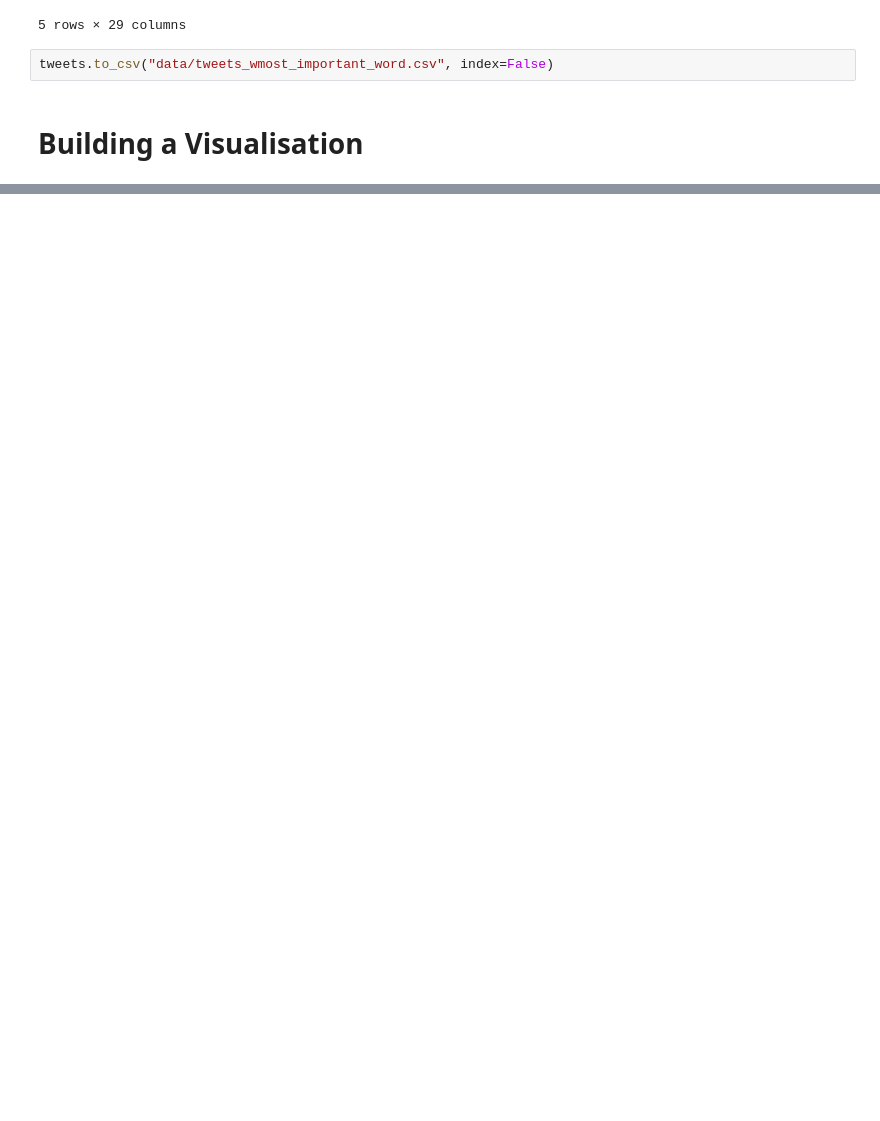
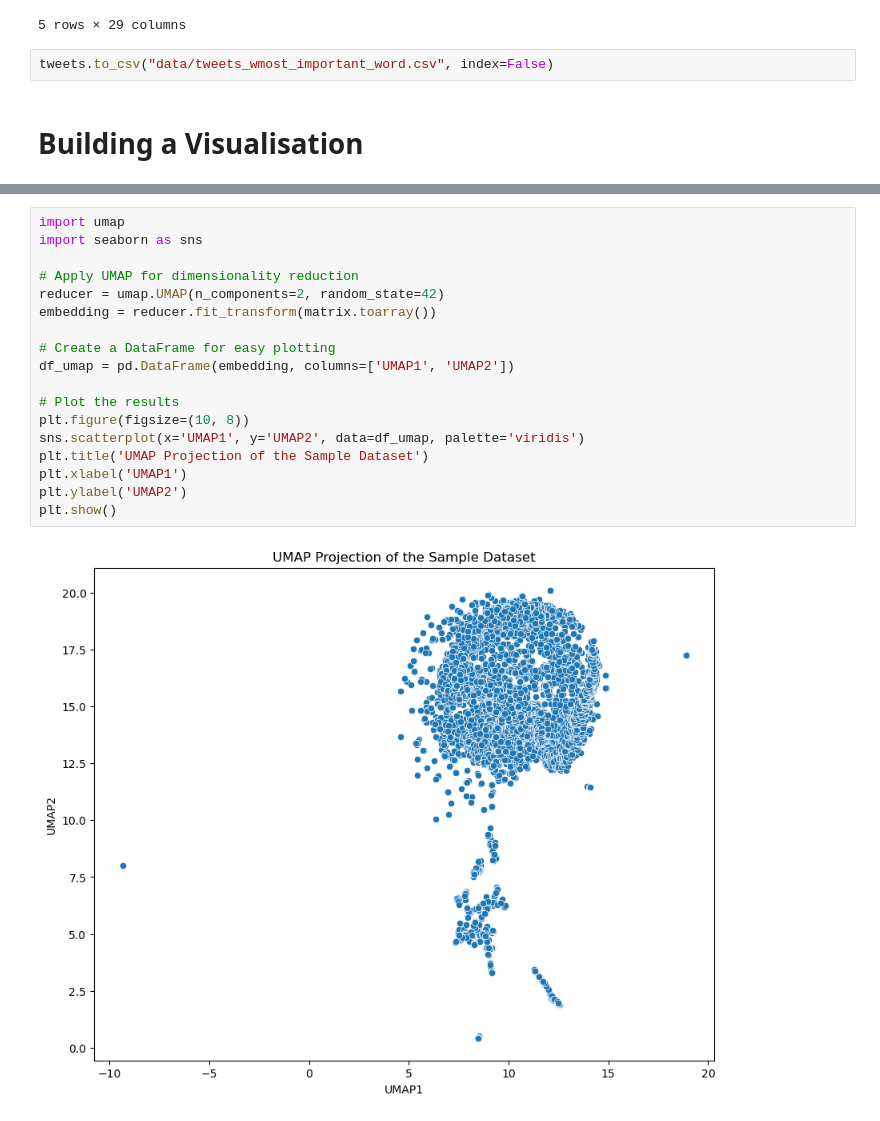
Before and after one commit to alex1031/tweet_analysis, a Jupyter notebook: visualisation.ipynb, the cells around one changed output, grey strips where cells are left out. Cells and saved outputs as stored; diff of their text form; blank space fills up the shorter version.

```diff
--- a/visualisation.ipynb
+++ b/visualisation.ipynb
@@ -91,0 +85,20 @@ tweets[tweets["most_important_word"] == "2nd"]
+# %%
+import umap
+import seaborn as sns
+
+# Apply UMAP for dimensionality reduction
+reducer = umap.UMAP(n_components=2, random_state=42)
+embedding = reducer.fit_transform(matrix.toarray())
+
+# Create a DataFrame for easy plotting
+df_umap = pd.DataFrame(embedding, columns=['UMAP1', 'UMAP2'])
+
+# Plot the results
+plt.figure(figsize=(10, 8))
+sns.scatterplot(x='UMAP1', y='UMAP2', data=df_umap, palette='viridis')
+plt.title('UMAP Projection of the Sample Dataset')
+plt.xlabel('UMAP1')
+plt.ylabel('UMAP2')
+plt.show()
+# %% [output]
+[figure, added]
```
Also changed, not shown: parts of 6 cells of this notebook, 3 other files.
